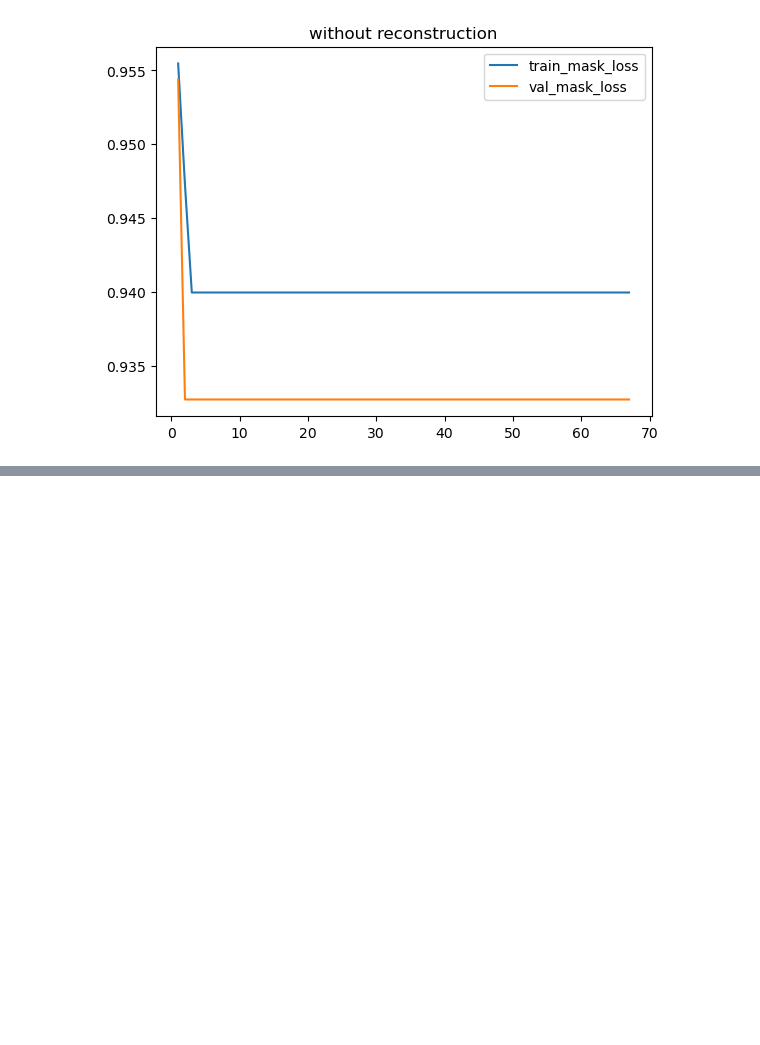
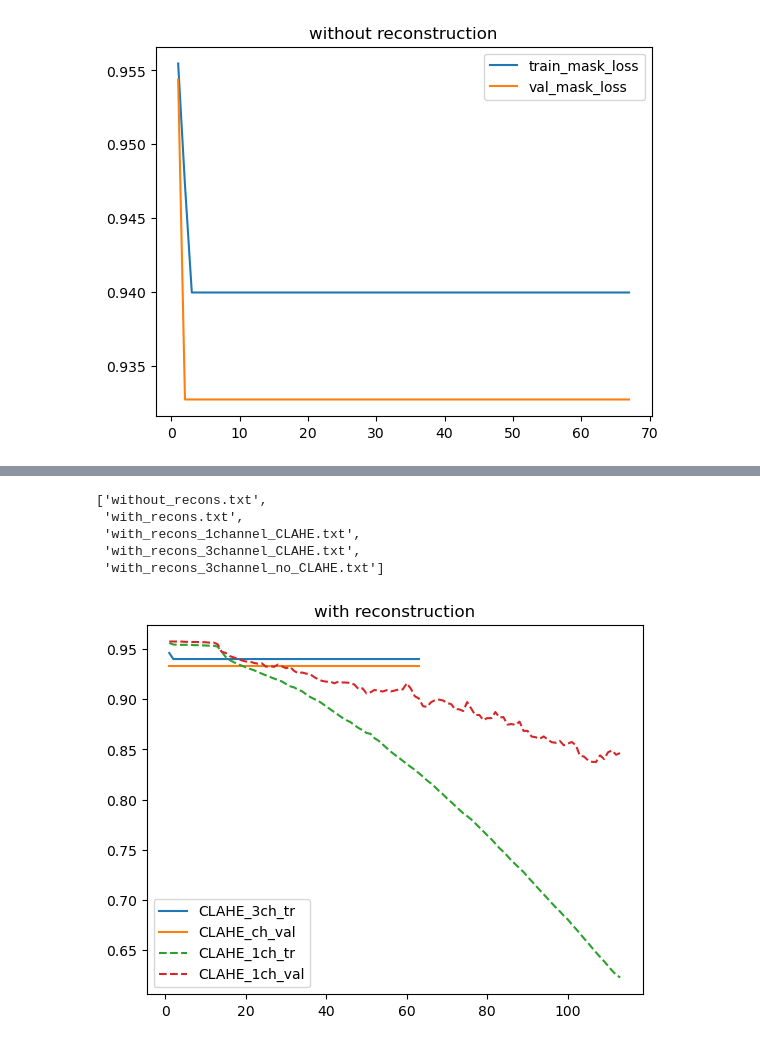
Before and after one commit to ktm379/DR-GeuAl, a Jupyter notebook: code/history_plot.ipynb, the cells around one changed output, grey strips where cells are left out. Drawn from its saved outputs; the diff is of its cells as text; code cells hidden in the pictures; blank space fills up the shorter version.

```diff
--- a/code/history_plot.ipynb
+++ b/code/history_plot.ipynb
@@ -38,0 +71,27 @@ plt.show()
+# %%
+import os
+
+os.listdir('history')
+# %% [output]
+['without_recons.txt',
+ 'with_recons.txt',
+ 'with_recons_1channel_CLAHE.txt',
+ 'with_recons_3channel_CLAHE.txt',
+ 'with_recons_3channel_no_CLAHE.txt']
+# %%
+history = parse_history_text('history/with_recons_3channel_CLAHE.txt')
+
+plt.plot(history['epoch'], history['train_mask_loss'], label='CLAHE_3ch_tr')
+plt.plot(history['epoch'], history['val_mask_loss'], label='CLAHE_ch_val')
+
+
+history = parse_history_text('history/with_recons_1channel_CLAHE.txt')
+
+plt.plot(history['epoch'], history['train_mask_loss'], label='CLAHE_1ch_tr', linestyle='--')
+plt.plot(history['epoch'], history['val_mask_loss'], label='CLAHE_1ch_val', linestyle='--')
+
+plt.title('with reconstruction')
+plt.legend()
+plt.show()
+# %% [output]
+[figure, added]
```
Also changed, not shown: parts of 3 cells of this notebook, 7 other files.
